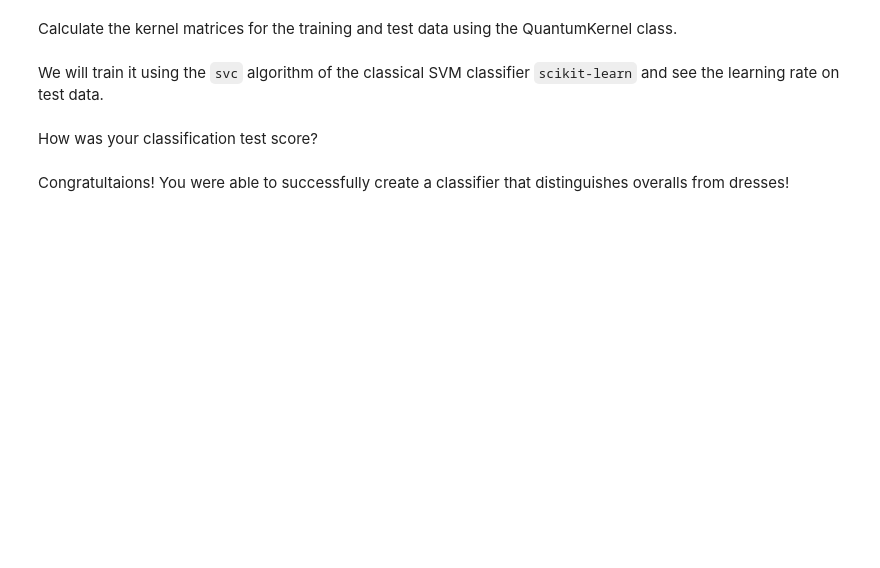
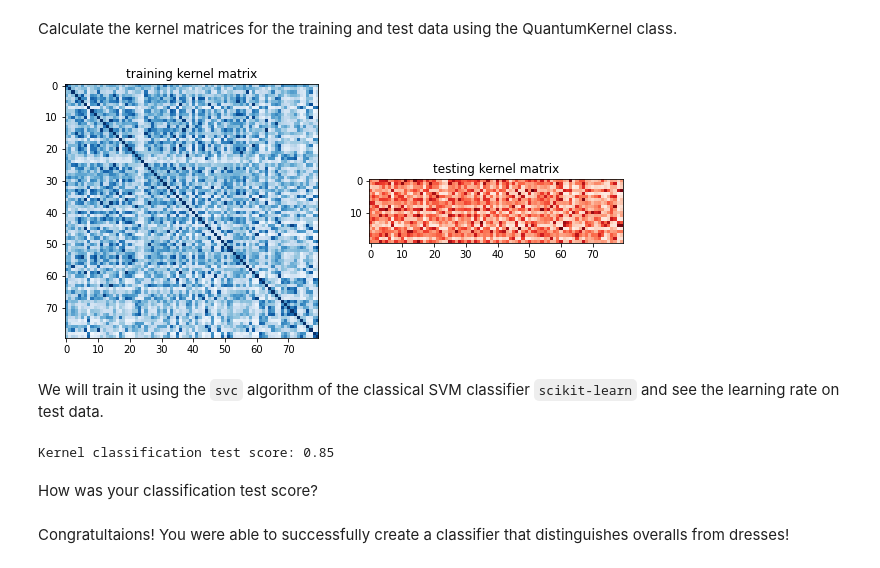
Before and after one commit to mrvee-qC-bee/SCQC23, a Jupyter notebook: Day_2/SVM/SCQC_23_SVM.ipynb.ipynb, the cells around one changed output. Cells and saved outputs as stored; diff of their text form; code cells hidden in the pictures; blank space fills up the shorter version.

```diff
--- a/Day_2/SVM/SCQC_23_SVM.ipynb.ipynb
+++ b/Day_2/SVM/SCQC_23_SVM.ipynb.ipynb
@@ -258,25 +272,29 @@ counts['0000']/sum(counts.values())
 # %% [markdown]
 Calculate the kernel matrices for the training and test data using the QuantumKernel class.
 # %%
-matrix_train = # Write your code here!
-matrix_test = # Write your code here!
+matrix_train = zz_kernel.evaluate(x_vec=sample_train)
+matrix_test = zz_kernel.evaluate(x_vec=sample_test, y_vec=sample_train)
 
 fig, axs = plt.subplots(1, 2, figsize=(10, 5))
 axs[0].imshow(np.asmatrix(matrix_train),
               interpolation='nearest', origin='upper', cmap='Blues')
 axs[0].set_title("training kernel matrix")
 axs[1].imshow(np.asmatrix(matrix_test),
               interpolation='nearest', origin='upper', cmap='Reds')
 axs[1].set_title("testing kernel matrix")
 plt.show()
+# %% [output]
+[figure, added]
 # %% [markdown]
 We will train it using the `svc` algorithm of the classical SVM classifier `scikit-learn` and see the learning rate on test data.
 # %%
-zzpc_svc = # Write your code here!
-zzpc_svc.fit(matrix_train, labels_train)
-zzpc_score = # Write your code here!
+zzpc_svc = SVC(kernel='precomputed')
+zzpc_svc.fit(matrix_train, labels_train)    # Train
+zzpc_score = zzpc_svc.score(matrix_test, labels_test)    # Determine the percentage of correct answers
 
 print(f'Kernel classification test score: {zzpc_score}')
+# %% [output]
+Kernel classification test score: 0.85
 # %% [markdown]
 How was your classification test score?
 # %% [markdown]
```
Also changed, not shown: parts of 9 cells of this notebook, 1 other file.
